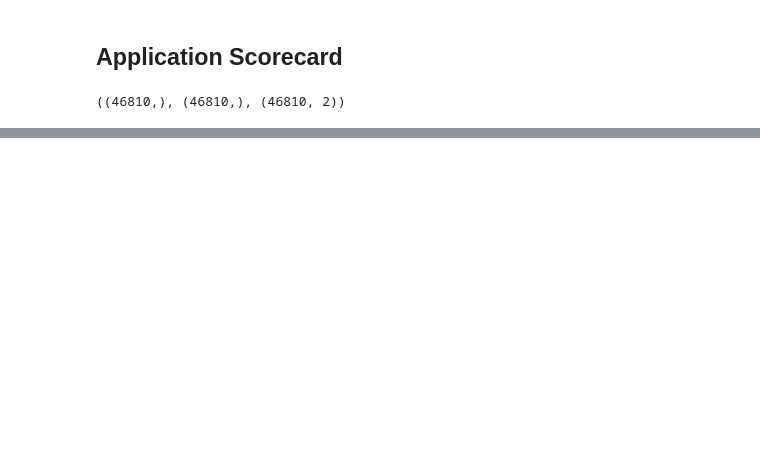
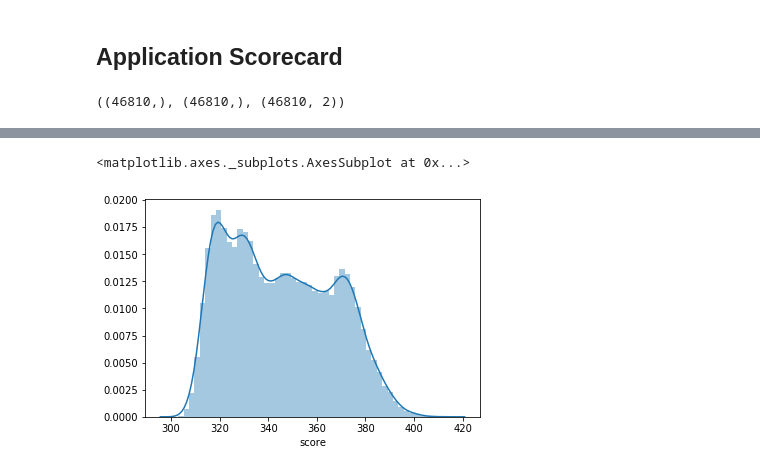
Before and after one commit to patwadeepak/capstone-project, a Jupyter notebook: Capstone-Project.ipynb, the cells around one changed output, grey strips where cells are left out. Cells and saved outputs as stored; diff of their text form; code cells hidden in the pictures; blank space fills up the shorter version.

Commit message:
added score histogram and reject set predictions

```diff
--- a/Capstone-Project.ipynb
+++ b/Capstone-Project.ipynb
@@ -1955,3 +1953,8 @@ scorecard.groupby(by='performance').agg({'ids':'count', 'score':['median','mean'
+# %%
+sns.distplot(scorecard['score'])
+# %% [output]
+<matplotlib.axes._subplots.AxesSubplot at 0x...>
+[figure, added]
 # %%
 fig, ax = plt.subplots(1, 1, figsize=(15, 8))
 
```
Also changed, not shown: parts of 25 cells of this notebook.
